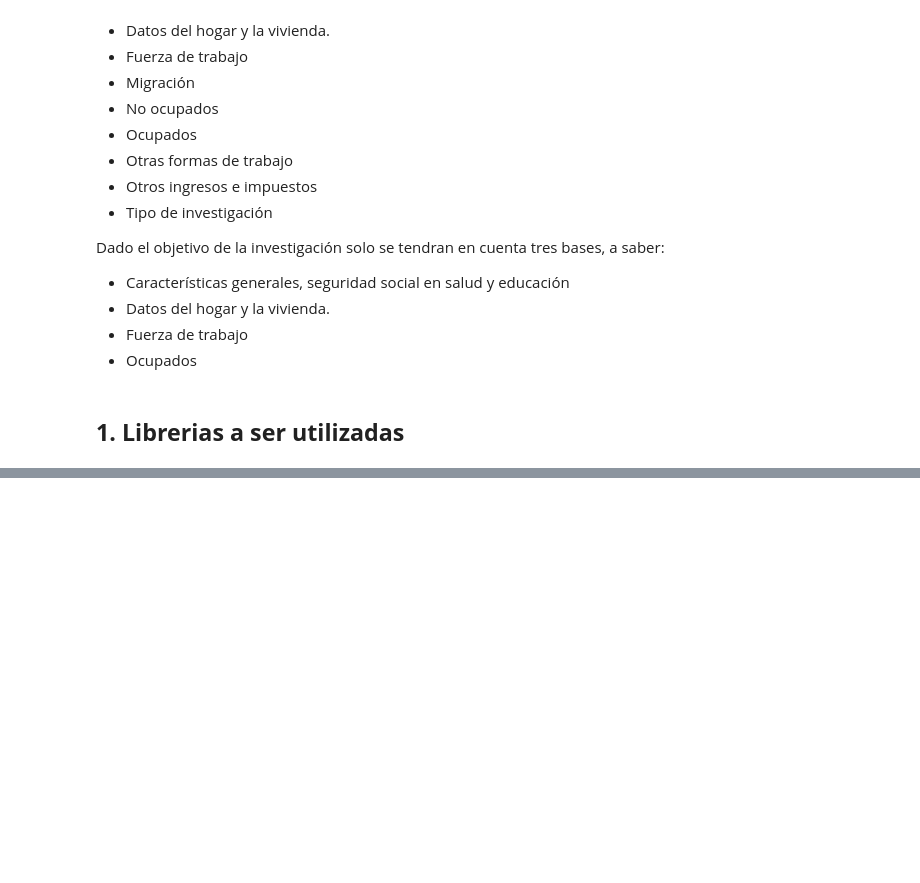
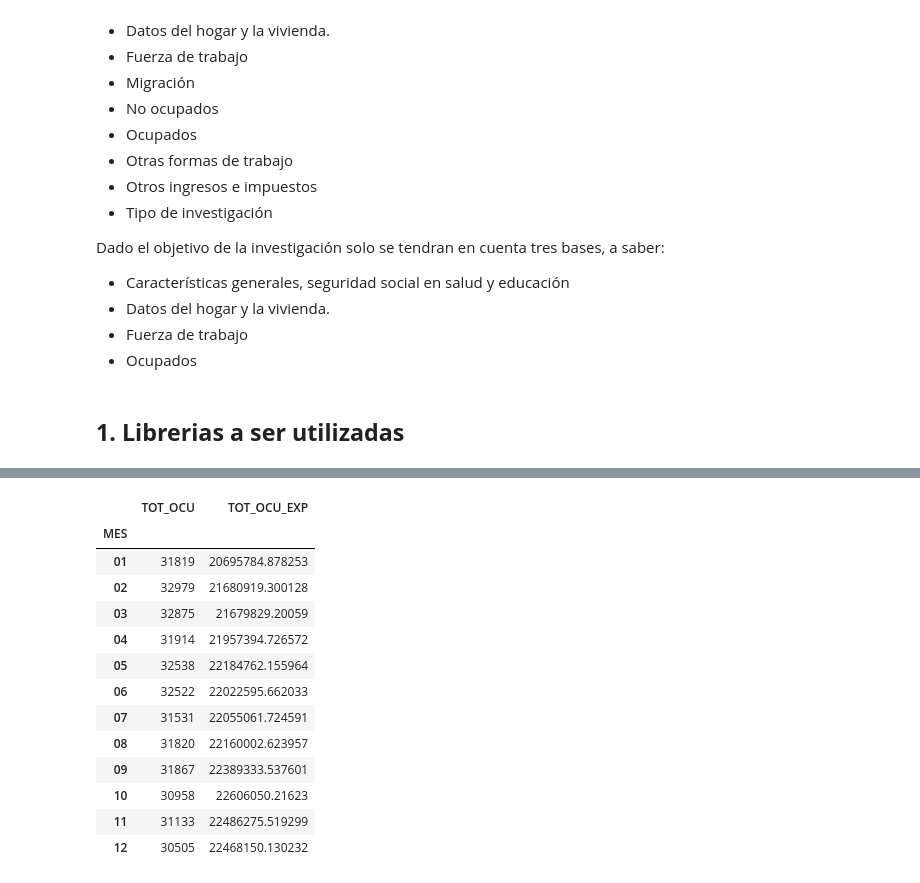
Before and after one commit to caavila96/Informalidad_GEIH_2022, a Jupyter notebook: informalidad_GEIH.ipynb, the cells around one changed output, grey strips where cells are left out. Cells and saved outputs as stored; diff of their text form; code cells hidden in the pictures; blank space fills up the shorter version.

```diff
--- a/informalidad_GEIH.ipynb
+++ b/informalidad_GEIH.ipynb
@@ -103,0 +220,25 @@ Index(['DIRECTORIO', 'SECUENCIA_P', 'ORDEN', 'P6016', 'P3271', 'P6030S1',
+# %%
+#Se generan las variables en una tabla df_hog
+
+#Menores de 5 años
+df_final["PER_5"] = np.where(df_final["P6040"] <= 5, 1, 0)
+#De 6 a 17 años
+df_final["PER_17"] = np.where((df_final['P6040'] > 5) & (df_final['P6040'] <= 17) , 1, 0)
+#De meyores de 60 años
+df_final["PER_60"] = np.where(df_final['P6040'] > 60  , 1, 0)
+#De meyores de 60 años
+df_final["PER_OCU"] = np.where( pd.notnull(df_final["OCI"]), 1, 0)
+
+
+#Se agregan a nivel de hogar
+df_hog = df_final.groupby(["DIRECTORIO","SECUENCIA_P"]).agg(NPER = ('DIRECTORIO', 'count'),
+                                                 NPER_5 = ('PER_5', 'sum'),
+                                                 NPER_17 = ('PER_17', 'sum'),
+                                                 NPER_60 = ('PER_60', 'sum'),
+                                                 NPER_OCU = ('PER_OCU', 'sum'))
+
+#Se eliminan las variables creadas de la tabla df_final
+df_final = df_final.drop(['PER_5', 'PER_17', 'PER_60', 'PER_OCU'], axis=1)
+
+#Se realiza el pegue de la base de datos
+df_final = df_final.merge(df_hog, on=['DIRECTORIO','SECUENCIA_P'] , how = 'inner')
@@ -103,0 +251,22 @@ Index(['DIRECTORIO', 'SECUENCIA_P', 'ORDEN', 'P6016', 'P3271', 'P6030S1',
+# %%
+#Filtro de las personas ocupadas
+df_final = df_final[pd.notnull(df_final["OCI"])]
+# %%
+#Cantidad de ocupados y ocupados expandidos
+df_final.groupby(["MES"]).agg(TOT_OCU = ('DIRECTORIO', 'count'),
+                              TOT_OCU_EXP = ('FEX_C18', 'sum'))
+# %% [output]
+|  | TOT_OCU | TOT_OCU_EXP |
+| MES |  |  |
+| 01 | 31819 | 20695784.878253 |
+| 02 | 32979 | 21680919.300128 |
+| 03 | 32875 | 21679829.20059 |
+| 04 | 31914 | 21957394.726572 |
+| 05 | 32538 | 22184762.155964 |
+| 06 | 32522 | 22022595.662033 |
+| 07 | 31531 | 22055061.724591 |
+| 08 | 31820 | 22160002.623957 |
+| 09 | 31867 | 22389333.537601 |
+| 10 | 30958 | 22606050.21623 |
+| 11 | 31133 | 22486275.519299 |
+| 12 | 30505 | 22468150.130232 |
```
Also changed, not shown: parts of 20 cells of this notebook.
